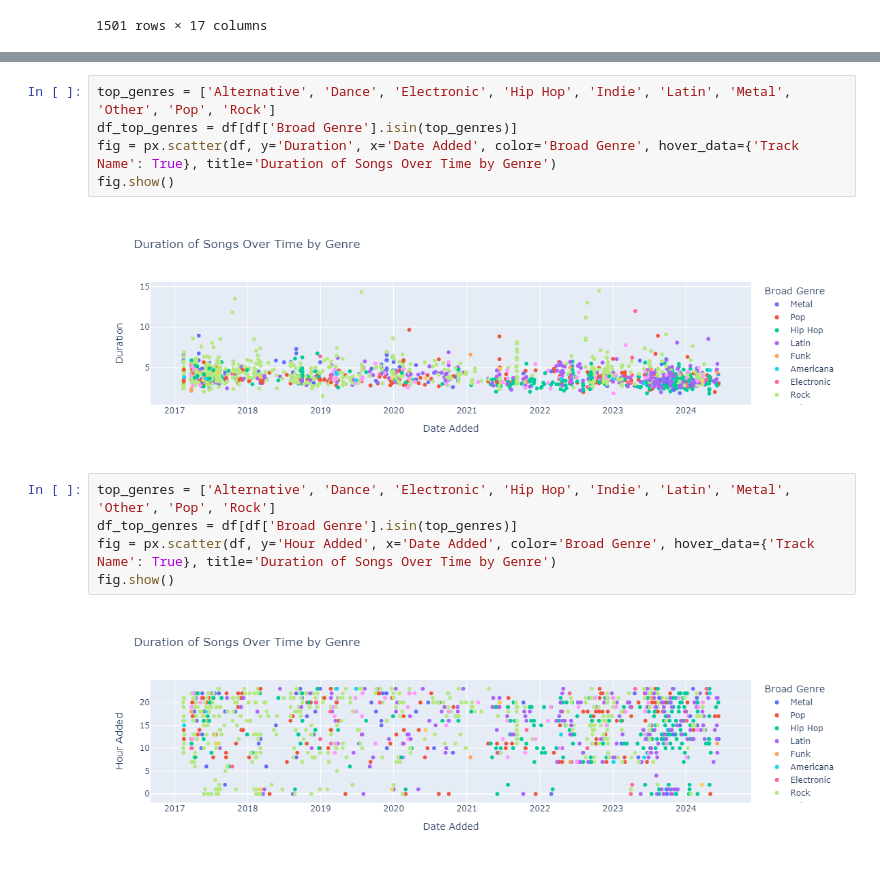
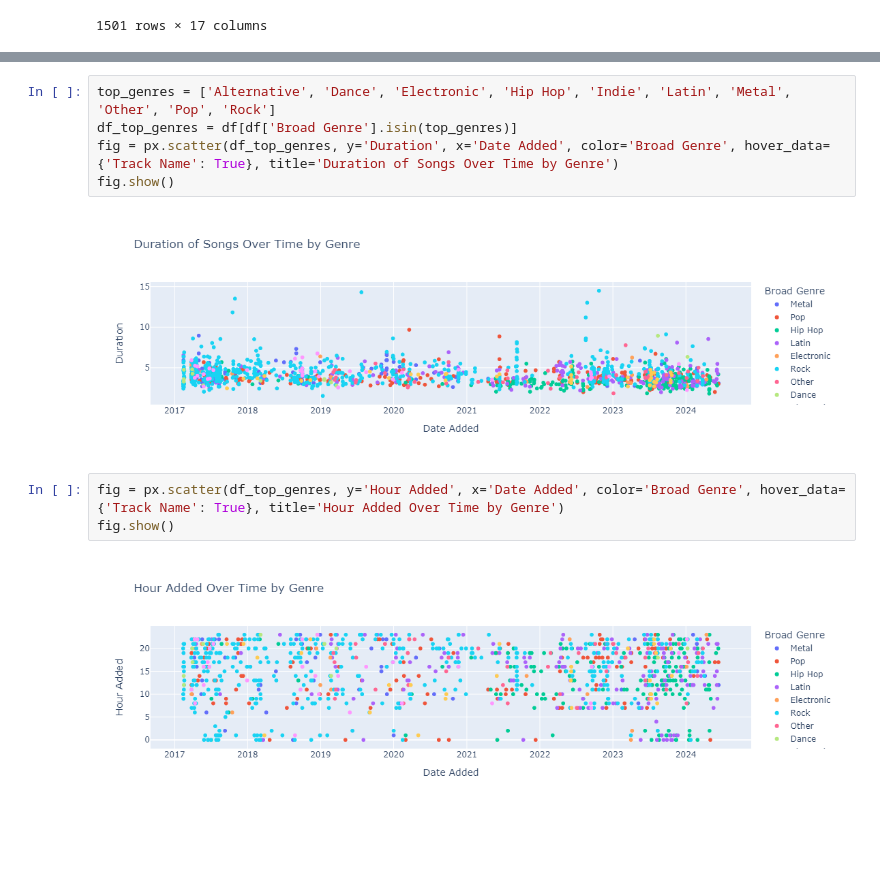
Before and after one commit to rodrigougarte13/Spotify-Organizer, a Jupyter notebook: Spotify Visuals.ipynb, the cells around one changed output, grey strips where cells are left out. Saved outputs shown, nothing was run; the diff lists cells and outputs as text; blank space fills up the shorter version.

Commit message:
Visuals done!

```diff
--- a/Spotify Visuals.ipynb
+++ b/Spotify Visuals.ipynb
@@ -67,14 +30,12 @@ df_group_genre.index.tolist()
 # %%
 top_genres = ['Alternative', 'Dance', 'Electronic', 'Hip Hop', 'Indie', 'Latin', 'Metal', 'Other', 'Pop', 'Rock']
 df_top_genres = df[df['Broad Genre'].isin(top_genres)]
-fig = px.scatter(df, y='Duration', x='Date Added', color='Broad Genre', hover_data={'Track Name': True}, title='Duration of Songs Over Time by Genre')
+fig = px.scatter(df_top_genres, y='Duration', x='Date Added', color='Broad Genre', hover_data={'Track Name': True}, title='Duration of Songs Over Time by Genre')
 fig.show()
 # %% [output]
-[figure, old version]
+[figure, new version]
 # %%
-top_genres = ['Alternative', 'Dance', 'Electronic', 'Hip Hop', 'Indie', 'Latin', 'Metal', 'Other', 'Pop', 'Rock']
-df_top_genres = df[df['Broad Genre'].isin(top_genres)]
-fig = px.scatter(df, y='Hour Added', x='Date Added', color='Broad Genre', hover_data={'Track Name': True}, title='Duration of Songs Over Time by Genre')
+fig = px.scatter(df_top_genres, y='Hour Added', x='Date Added', color='Broad Genre', hover_data={'Track Name': True}, title='Hour Added Over Time by Genre')
 fig.show()
 # %% [output]
-[figure, old version]
+[figure, new version]
```
Also changed, not shown: parts of 9 cells of this notebook, 2 other files.
